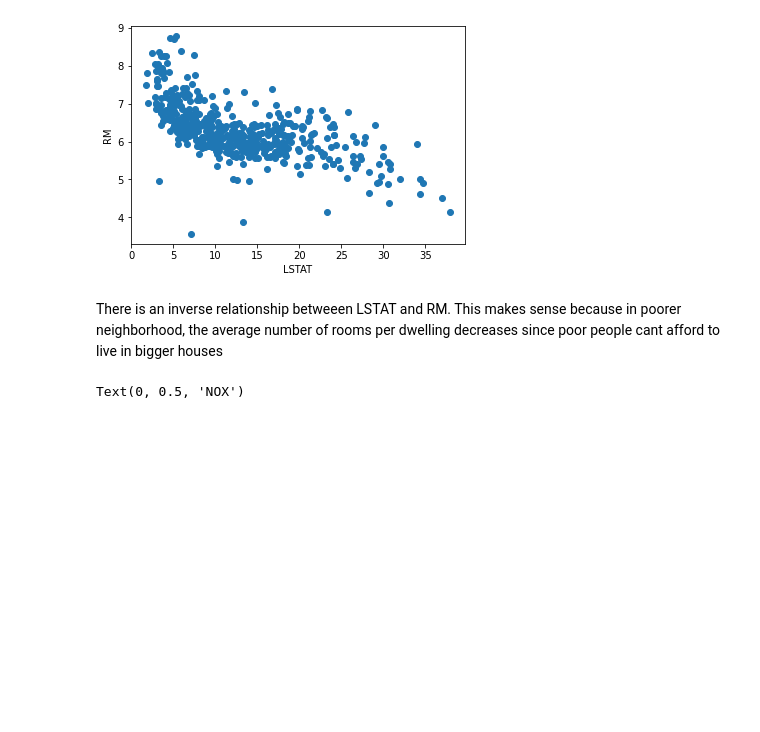
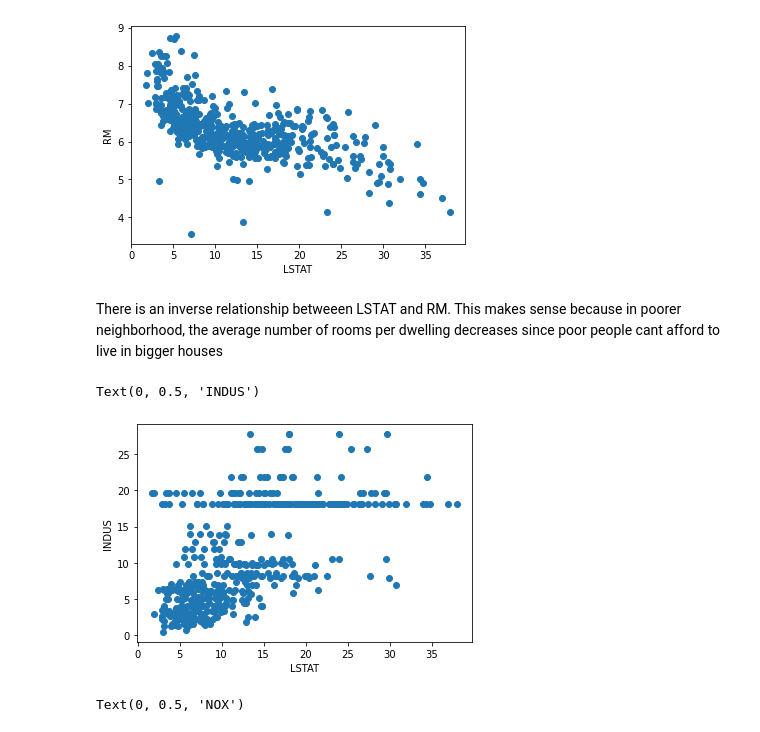
Before and after one commit to adithiya20/Machine_Learning, a Jupyter notebook: Boston Dataset Project.ipynb, the cells around one changed output. Saved outputs shown, nothing was run; the diff lists cells and outputs as text; code cells hidden in the pictures; blank space fills up the shorter version.

```diff
--- a/Boston Dataset Project.ipynb
+++ b/Boston Dataset Project.ipynb
@@ -153,6 +173,13 @@ Text(0, 0.5, 'RM')
 [figure]
 # %% [markdown]
 There is an inverse relationship betweeen LSTAT and RM. This makes sense because in poorer neighborhood, the average number of rooms per dwelling decreases since poor people cant afford to live in bigger houses
+# %%
+plt.scatter(df.LSTAT,df.INDUS)
+plt.xlabel("LSTAT")
+plt.ylabel("INDUS")
+# %% [output]
+Text(0, 0.5, 'INDUS')
+[figure, added]
 # %%
 plt.scatter(df.LSTAT,df.NOX)
 plt.xlabel("LSTAT")
```
Also changed, not shown: parts of 26 cells of this notebook.
